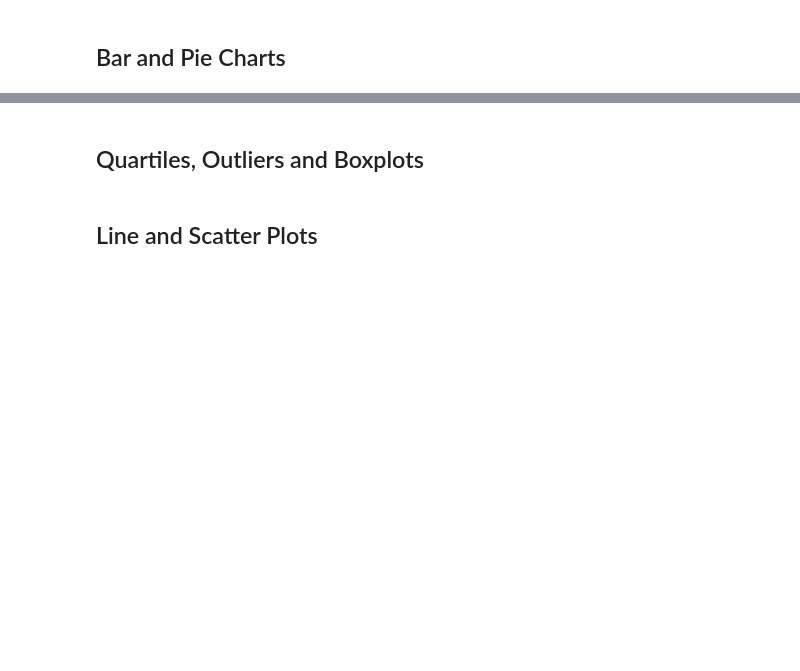
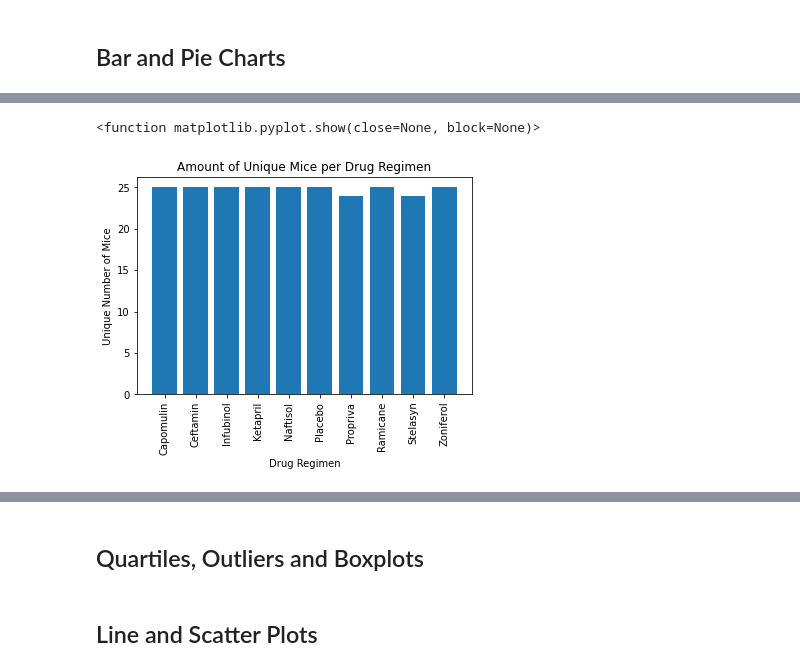
Before and after one commit to wgaechter/WG_MatPlotLib_HW_5, a Jupyter notebook: Pymaceuticals/pymaceuticals.ipynb, the cells around one changed output, grey strips where cells are left out. Cells and saved outputs as stored; diff of their text form; code cells hidden in the pictures; blank space fills up the shorter version.

```diff
--- a/Pymaceuticals/pymaceuticals.ipynb
+++ b/Pymaceuticals/pymaceuticals.ipynb
@@ -121,4 +152,13 @@ drug_summary
 # %%
 # Generate a bar plot showing the total number of unique mice tested on each drug regimen using pyplot.
+plt.bar(drug_summary.index.values, drug_summary['Unique Mice'], align='center')
+plt.xticks(rotation=90)
+plt.title("Amount of Unique Mice per Drug Regimen")
+plt.xlabel("Drug Regimen")
+plt.ylabel("Unique Number of Mice")
+plt.show
+# %% [output]
+<function matplotlib.pyplot.show(close=None, block=None)>
+[figure, added]
 # %%
 # Generate a pie plot showing the distribution of female versus male mice using pandas
```
Also changed, not shown: parts of 9 cells of this notebook.
